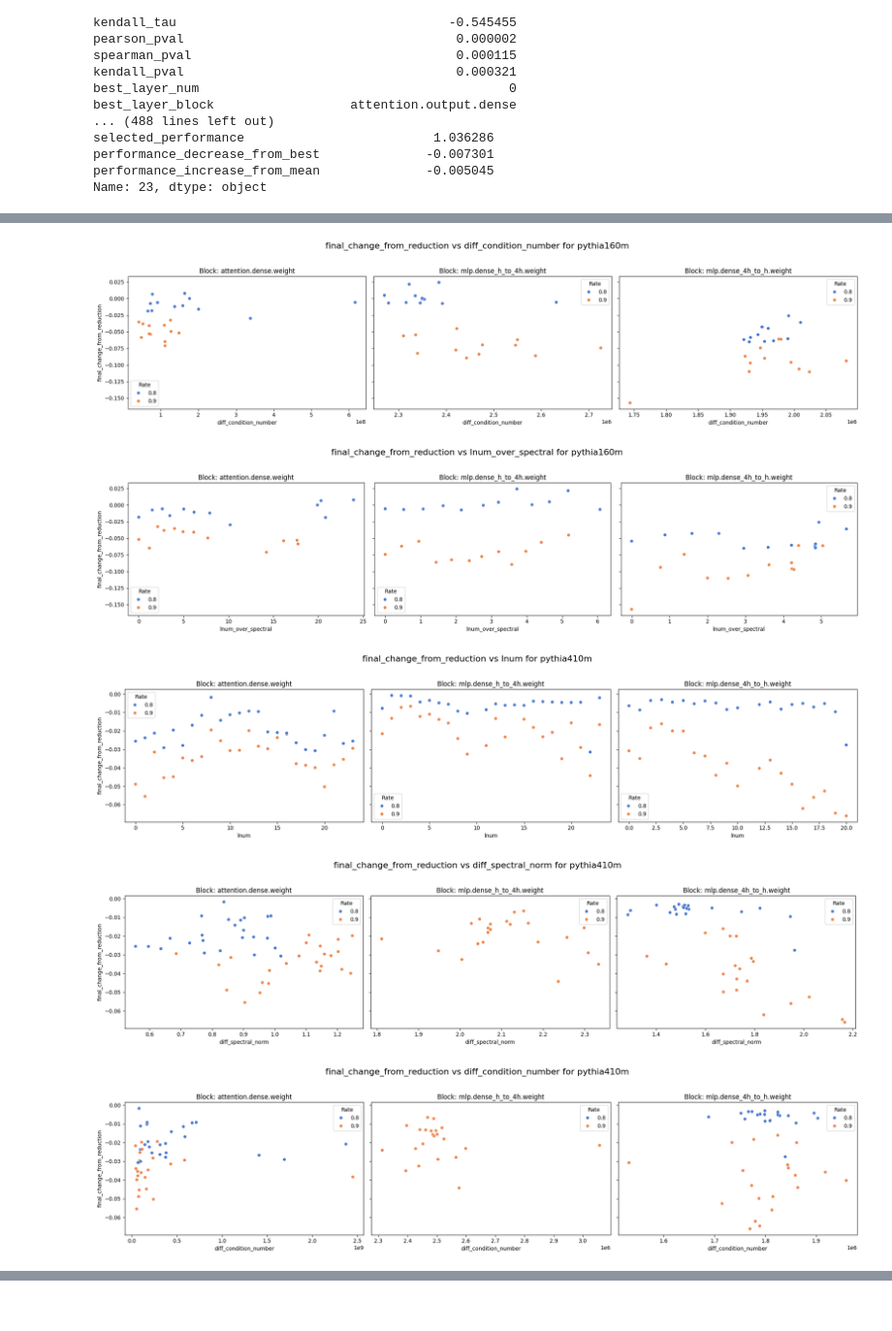
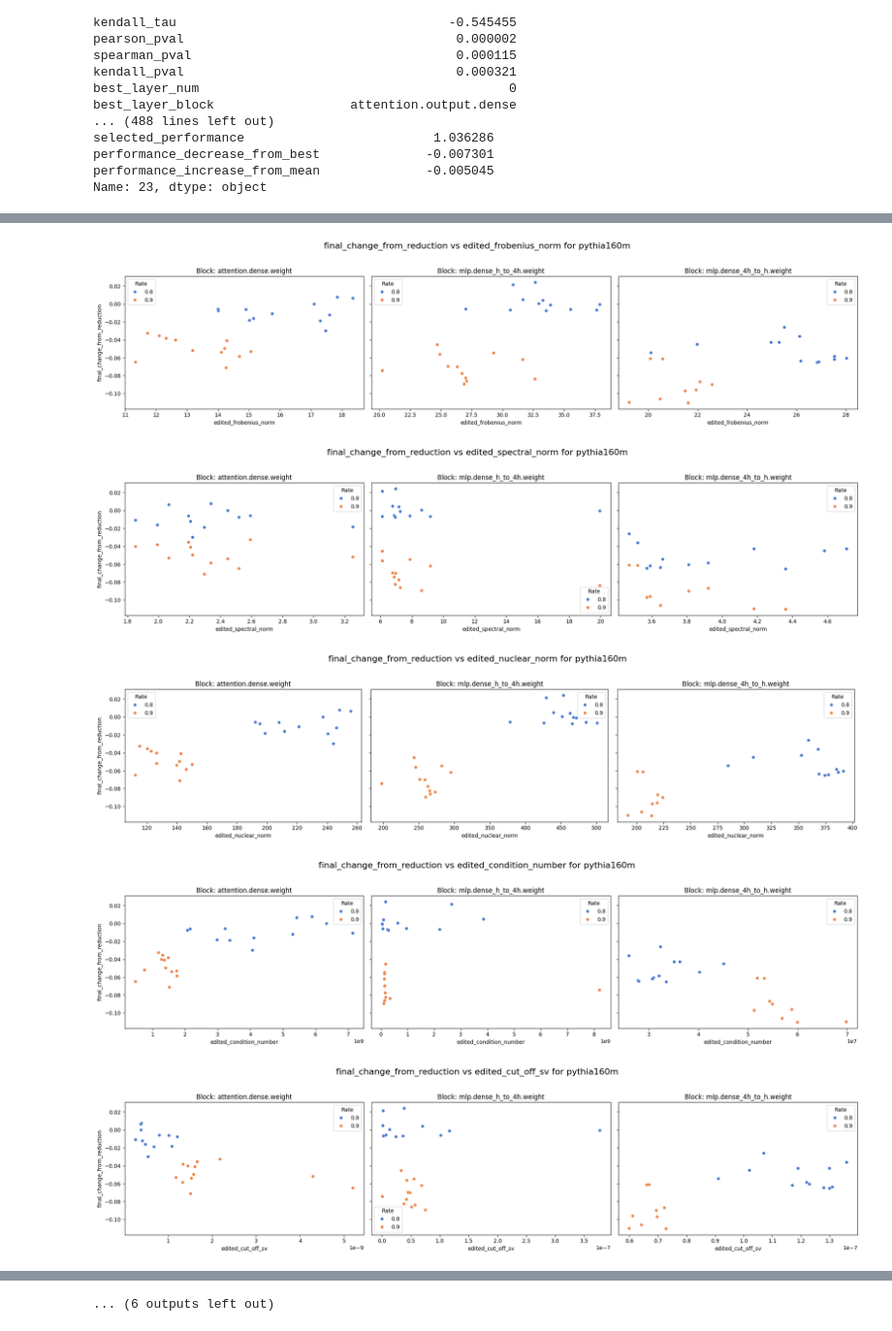
Before and after one commit to will-r-smith/STUDY, a Jupyter notebook: analysis.ipynb, the cells around one changed output, grey strips where cells are left out. Shown at 97% size. Saved outputs shown, nothing was run; the diff lists cells and outputs as text; code cells hidden in the pictures.

```diff
--- a/analysis.ipynb
+++ b/analysis.ipynb
@@ -585,11 +602,27 @@ independent_vars = [
 #models = ["pythia160m"]
 
 independent_vars = [
-    'lnum', 'norm', 'relative_error_x', 'original_frobenius_norm',
-    'original_spectral_norm', 'original_nuclear_norm',
-    'original_condition_number', 'original_shannon_entropy',
-    'diff_frobenius_norm', 'diff_spectral_norm', 'diff_nuclear_norm',
-    'diff_condition_number', 'diff_shannon_entropy', 'energy_retained', 'lnum_over_spectral'
+    'lnum',
+    'norm',
+    'relative_error_x',
+    'original_frobenius_norm',
+    'original_spectral_norm',
+    'original_nuclear_norm',
+    'original_condition_number',
+    'original_shannon_entropy',
+    'diff_frobenius_norm',
+    'diff_spectral_norm',
+    'diff_nuclear_norm',
+    'diff_condition_number',
+    'diff_shannon_entropy',
+    'energy_retained',
+    'lnum_over_spectral',
+    'edited_frobenius_norm',
+    'edited_spectral_norm',
+    'edited_nuclear_norm',
+    'edited_condition_number',
+    'edited_cut_off_sv',
+    'edited_shannon_entropy'
 ]
 
 
@@ -599,7 +632,12 @@ dependent_vars = [
 ]
 
 independent_vars = [
-    'lnum', 'diff_spectral_norm', 'diff_condition_number', 'lnum_over_spectral'
+    'edited_frobenius_norm',
+    'edited_spectral_norm',
+    'edited_nuclear_norm',
+    'edited_condition_number',
+    'edited_cut_off_sv',
+    'edited_shannon_entropy'
 ]
 
 # Assuming df is the DataFrame generated by your analysis function
@@ -617,5 +655,5 @@ for model in models:
-[figure, old version]
+[figure, new version]
-[figure, old version]
+[figure, new version]
-[figure, old version]
+[figure, new version]
-[figure, old version]
+[figure, new version]
-[figure, old version]
+[figure, new version]
@@ -622,0 +661 @@ for model in models:
+... (6 outputs left out)
```
Also changed, not shown: parts of 2 cells of this notebook, 8 other files.
